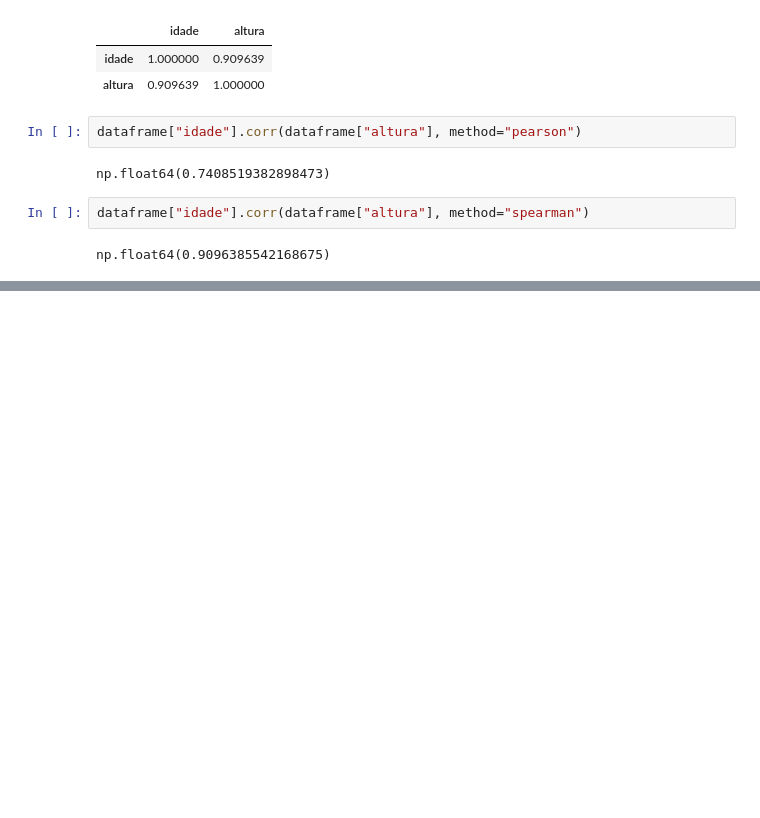
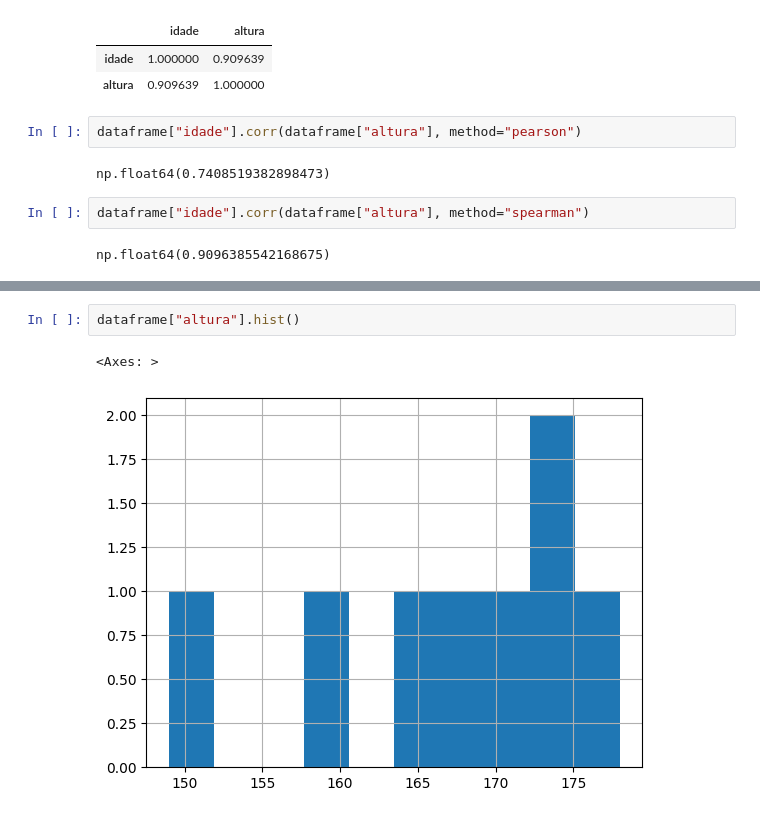
Before and after one commit to Pedro-Antonio-Dev/DataAnalysis, a Jupyter notebook: estatisticaAplicada/estatistica.ipynb, the cells around one changed output, grey strips where cells are left out. Drawn from its saved outputs; the diff is of its cells as text; blank space fills up the shorter version.

```diff
--- a/estatisticaAplicada/estatistica.ipynb
+++ b/estatisticaAplicada/estatistica.ipynb
@@ -170,0 +179,5 @@ np.float64(0.9096385542168675)
+# %%
+dataframe["altura"].hist()
+# %% [output]
+<Axes: >
+[figure, added]
```
Also changed, not shown: parts of 7 cells of this notebook.
